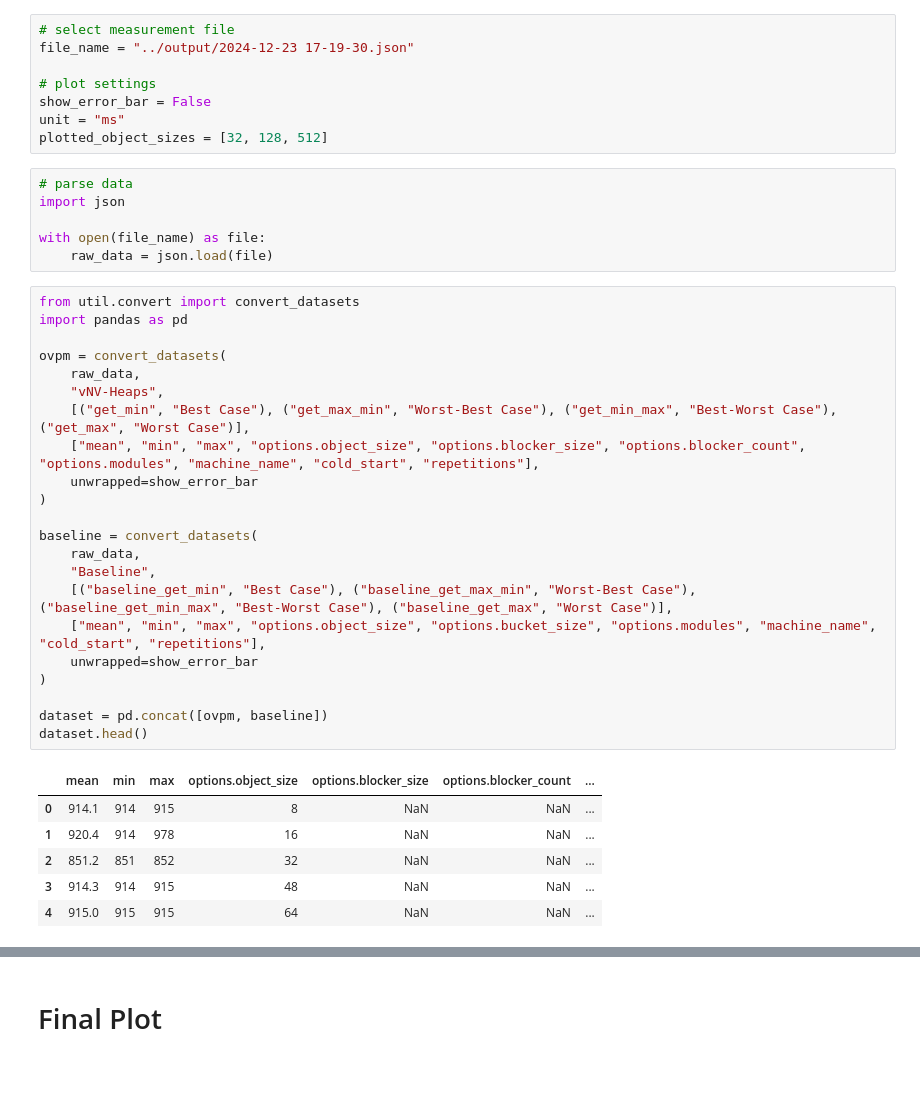
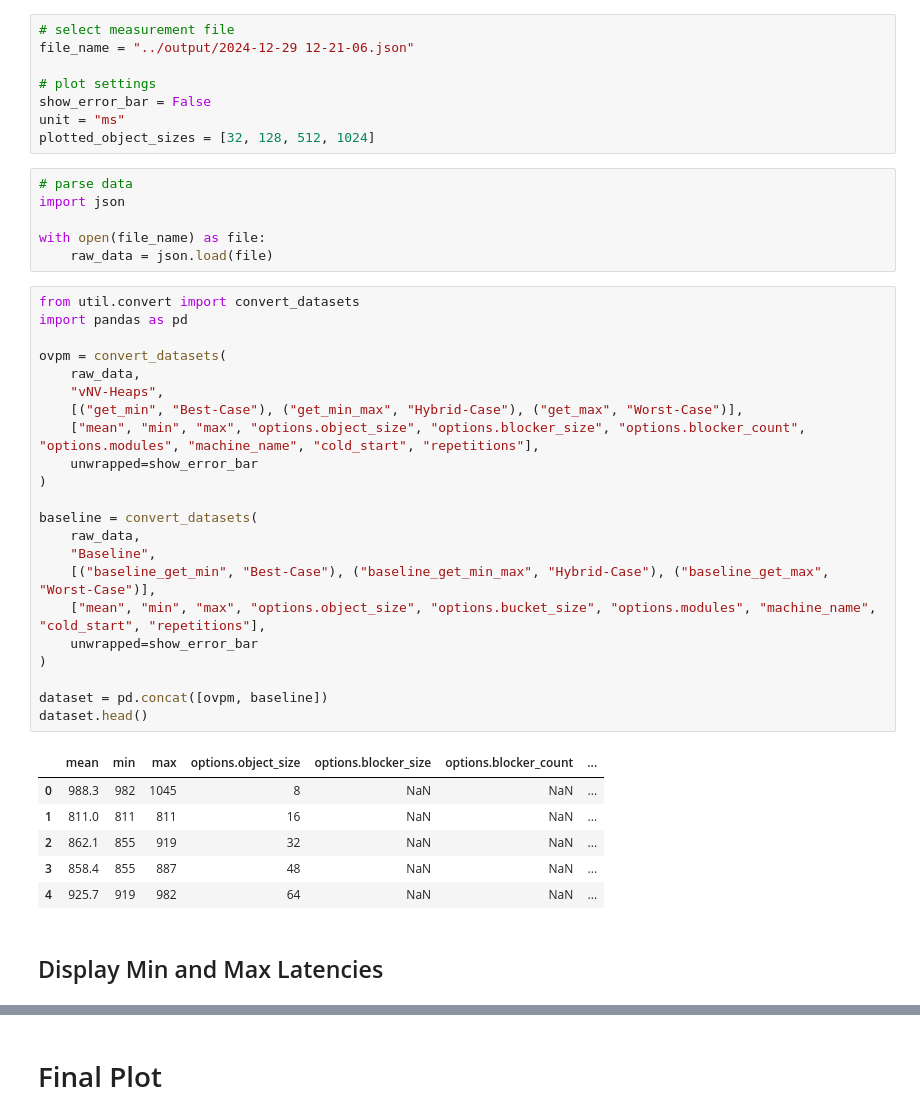
Before and after one commit to markus-gerber/vnv-heap, a Jupyter notebook: zephyr/vnv_heap_benchmark/analysis/get_ref.ipynb, the cells around one changed output, grey strips where cells are left out. Saved outputs shown, nothing was run; the diff lists cells and outputs as text; blank space fills up the shorter version.

```diff
--- a/zephyr/vnv_heap_benchmark/analysis/get_ref.ipynb
+++ b/zephyr/vnv_heap_benchmark/analysis/get_ref.ipynb
@@ -2,12 +2,12 @@
 # Get Immutable Reference Benchmarks
 # %%
 # select measurement file
-file_name = "../output/2024-12-23 17-19-30.json"
+file_name = "../output/2024-12-29 12-21-06.json"
 
 # plot settings
 show_error_bar = False
 unit = "ms"
-plotted_object_sizes = [32, 128, 512]
+plotted_object_sizes = [32, 128, 512, 1024]
 # %%
 # parse data
 import json
@@ -17,32 +17,34 @@ with open(file_name) as file:
 # %%
 from util.convert import convert_datasets
 import pandas as pd
 
 ovpm = convert_datasets(
     raw_data,
     "vNV-Heaps",
-    [("get_min", "Best Case"), ("get_max_min", "Worst-Best Case"), ("get_min_max", "Best-Worst Case"), ("get_max", "Worst Case")],
+    [("get_min", "Best-Case"), ("get_min_max", "Hybrid-Case"), ("get_max", "Worst-Case")],
     ["mean", "min", "max", "options.object_size", "options.blocker_size", "options.blocker_count", "options.modules", "machine_name", "cold_start", "repetitions"],
     unwrapped=show_error_bar
 )
 
 baseline = convert_datasets(
     raw_data,
     "Baseline",
-    [("baseline_get_min", "Best Case"), ("baseline_get_max_min", "Worst-Best Case"), ("baseline_get_min_max", "Best-Worst Case"), ("baseline_get_max", "Worst Case")],
+    [("baseline_get_min", "Best-Case"), ("baseline_get_min_max", "Hybrid-Case"), ("baseline_get_max", "Worst-Case")],
     ["mean", "min", "max", "options.object_size", "options.bucket_size", "options.modules", "machine_name", "cold_start", "repetitions"],
     unwrapped=show_error_bar
 )
 
 dataset = pd.concat([ovpm, baseline])
 dataset.head()
 # %% [output]
 |  | mean | min | max | options.object_size | options.blocker_size | options.blocker_count | ... |
-| 0 | 914.1 | 914 | 915 | 8 | NaN | NaN | ... |
-| 1 | 920.4 | 914 | 978 | 16 | NaN | NaN | ... |
-| 2 | 851.2 | 851 | 852 | 32 | NaN | NaN | ... |
-| 3 | 914.3 | 914 | 915 | 48 | NaN | NaN | ... |
-| 4 | 915.0 | 915 | 915 | 64 | NaN | NaN | ... |
+| 0 | 988.3 | 982 | 1045 | 8 | NaN | NaN | ... |
+| 1 | 811.0 | 811 | 811 | 16 | NaN | NaN | ... |
+| 2 | 862.1 | 855 | 919 | 32 | NaN | NaN | ... |
+| 3 | 858.4 | 855 | 887 | 48 | NaN | NaN | ... |
+| 4 | 925.7 | 919 | 982 | 64 | NaN | NaN | ... |
+# %% [markdown]
+## Display Min and Max Latencies
 # %%
 from util.convert import display_dataset_infos
 
```
Also changed, not shown: parts of 4 cells of this notebook, 6 other files.
